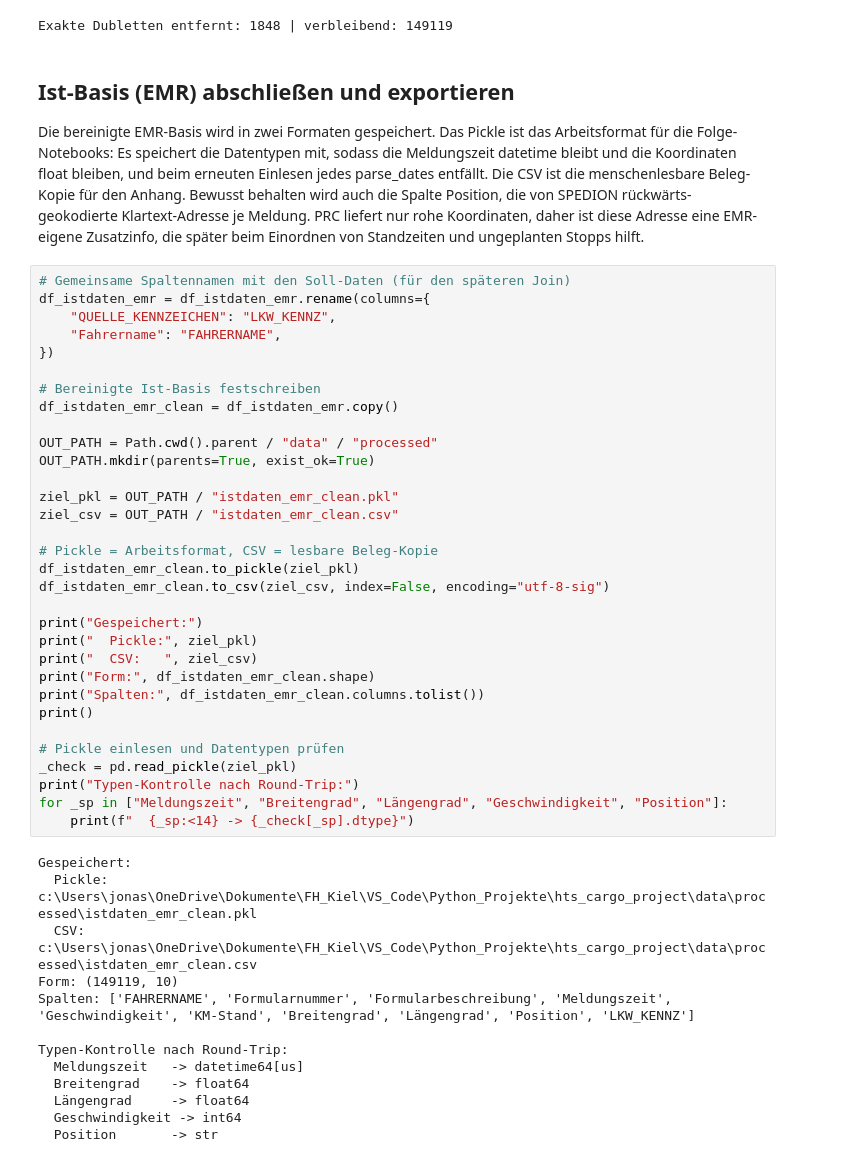
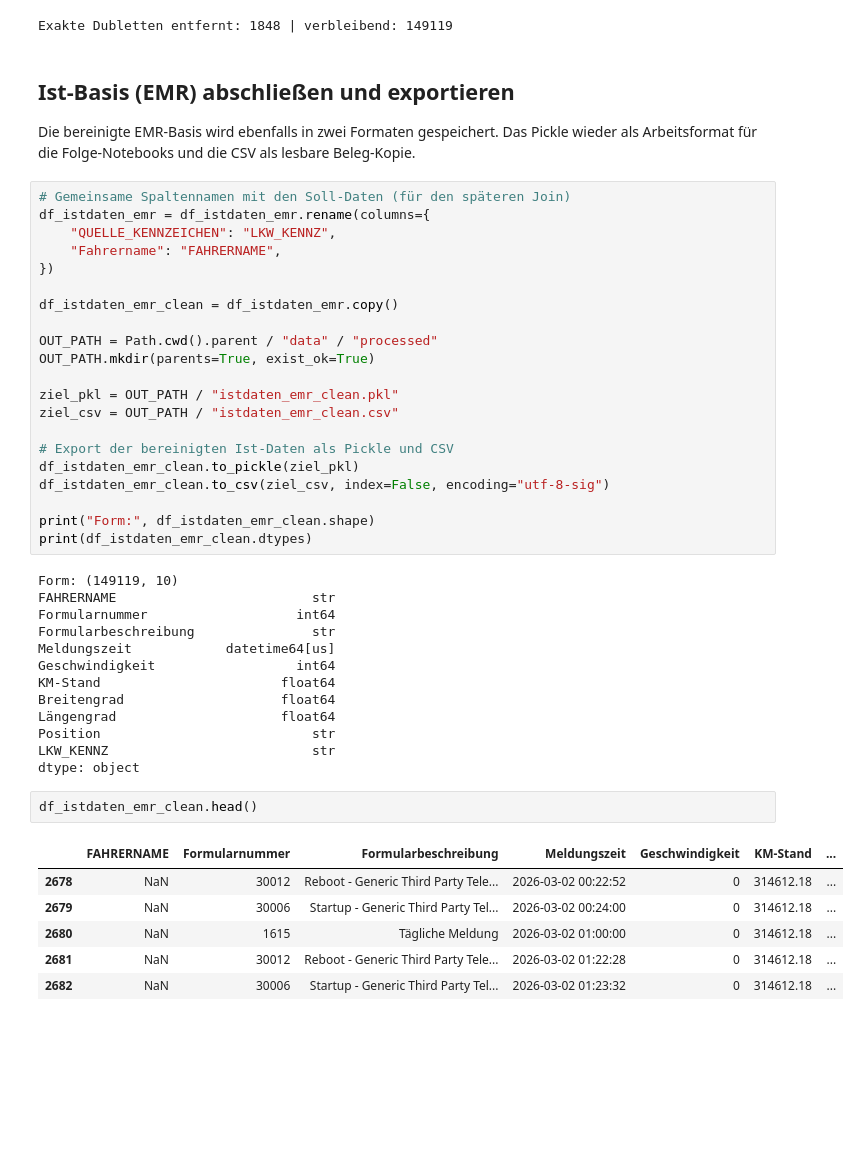
Before and after one commit to junguy01/transport_optimization, a Jupyter notebook: Ist_EMR_final.ipynb, the cells around one changed output. Drawn from its saved outputs; the diff is of its cells as text; blank space fills up the shorter version.

Commit message:
veraltete versionen der notebooks ersetzt

```diff
--- a/Ist_EMR_final.ipynb
+++ b/Ist_EMR_final.ipynb
@@ -326,7 +328,7 @@ Exakte Dubletten entfernt: 1848 | verbleibend: 149119
 # %% [markdown]
 ## Ist-Basis (EMR) abschließen und exportieren
 
-Die bereinigte EMR-Basis wird in zwei Formaten gespeichert. Das Pickle ist das Arbeitsformat für die Folge-Notebooks: Es speichert die Datentypen mit, sodass die Meldungszeit datetime bleibt und die Koordinaten float bleiben, und beim erneuten Einlesen jedes parse_dates entfällt. Die CSV ist die menschenlesbare Beleg-Kopie für den Anhang. Bewusst behalten wird auch die Spalte Position, die von SPEDION rückwärts-geokodierte Klartext-Adresse je Meldung. PRC liefert nur rohe Koordinaten, daher ist diese Adresse eine EMR-eigene Zusatzinfo, die später beim Einordnen von Standzeiten und ungeplanten Stopps hilft.
+Die bereinigte EMR-Basis wird ebenfalls in zwei Formaten gespeichert. Das Pickle wieder als Arbeitsformat für die Folge-Notebooks und die CSV als lesbare Beleg-Kopie.
 # %%
 # Gemeinsame Spaltennamen mit den Soll-Daten (für den späteren Join)
 df_istdaten_emr = df_istdaten_emr.rename(columns={
@@ -334,7 +336,6 @@ df_istdaten_emr = df_istdaten_emr.rename(columns={
     "Fahrername": "FAHRERNAME",
 })
 
-# Bereinigte Ist-Basis festschreiben
 df_istdaten_emr_clean = df_istdaten_emr.copy()
 
 OUT_PATH = Path.cwd().parent / "data" / "processed"
@@ -343,32 +344,31 @@ OUT_PATH.mkdir(parents=True, exist_ok=True)
 ziel_pkl = OUT_PATH / "istdaten_emr_clean.pkl"
 ziel_csv = OUT_PATH / "istdaten_emr_clean.csv"
 
-# Pickle = Arbeitsformat, CSV = lesbare Beleg-Kopie
+# Export der bereinigten Ist-Daten als Pickle und CSV
 df_istdaten_emr_clean.to_pickle(ziel_pkl)
 df_istdaten_emr_clean.to_csv(ziel_csv, index=False, encoding="utf-8-sig")
 
-print("Gespeichert:")
-print("  Pickle:", ziel_pkl)
-print("  CSV:   ", ziel_csv)
 print("Form:", df_istdaten_emr_clean.shape)
-print("Spalten:", df_istdaten_emr_clean.columns.tolist())
-print()
-
-# Pickle einlesen und Datentypen prüfen
-_check = pd.read_pickle(ziel_pkl)
-print("Typen-Kontrolle nach Round-Trip:")
-for _sp in ["Meldungszeit", "Breitengrad", "Längengrad", "Geschwindigkeit", "Position"]:
-    print(f"  {_sp:<14} -> {_check[_sp].dtype}")
+print(df_istdaten_emr_clean.dtypes)
 # %% [output]
-Gespeichert:
-  Pickle: c:\Users\jonas\OneDrive\Dokumente\FH_Kiel\VS_Code\Python_Projekte\hts_cargo_project\data\processed\istdaten_emr_clean.pkl
-  CSV:    c:\Users\jonas\OneDrive\Dokumente\FH_Kiel\VS_Code\Python_Projekte\hts_cargo_project\data\processed\istdaten_emr_clean.csv
 Form: (149119, 10)
-Spalten: ['FAHRERNAME', 'Formularnummer', 'Formularbeschreibung', 'Meldungszeit', 'Geschwindigkeit', 'KM-Stand', 'Breitengrad', 'Längengrad', 'Position', 'LKW_KENNZ']
-
-Typen-Kontrolle nach Round-Trip:
-  Meldungszeit   -> datetime64[us]
-  Breitengrad    -> float64
-  Längengrad     -> float64
-  Geschwindigkeit -> int64
-  Position       -> str
+FAHRERNAME                         str
+Formularnummer                   int64
+Formularbeschreibung               str
+Meldungszeit            datetime64[us]
+Geschwindigkeit                  int64
+KM-Stand                       float64
+Breitengrad                    float64
+Längengrad                     float64
+Position                           str
+LKW_KENNZ                          str
+dtype: object
+# %%
+df_istdaten_emr_clean.head()
+# %% [output]
+|  | FAHRERNAME | Formularnummer | Formularbeschreibung | Meldungszeit | Geschwindigkeit | KM-Stand | ... |
+| 2678 | NaN | 30012 | Reboot - Generic Third Party Tele... | 2026-03-02 00:22:52 | 0 | 314612.18 | ... |
+| 2679 | NaN | 30006 | Startup - Generic Third Party Tel... | 2026-03-02 00:24:00 | 0 | 314612.18 | ... |
+| 2680 | NaN | 1615 | Tägliche Meldung | 2026-03-02 01:00:00 | 0 | 314612.18 | ... |
+| 2681 | NaN | 30012 | Reboot - Generic Third Party Tele... | 2026-03-02 01:22:28 | 0 | 314612.18 | ... |
+| 2682 | NaN | 30006 | Startup - Generic Third Party Tel... | 2026-03-02 01:23:32 | 0 | 314612.18 | ... |
```
Also changed, not shown: parts of 20 cells of this notebook, 5 other files.
